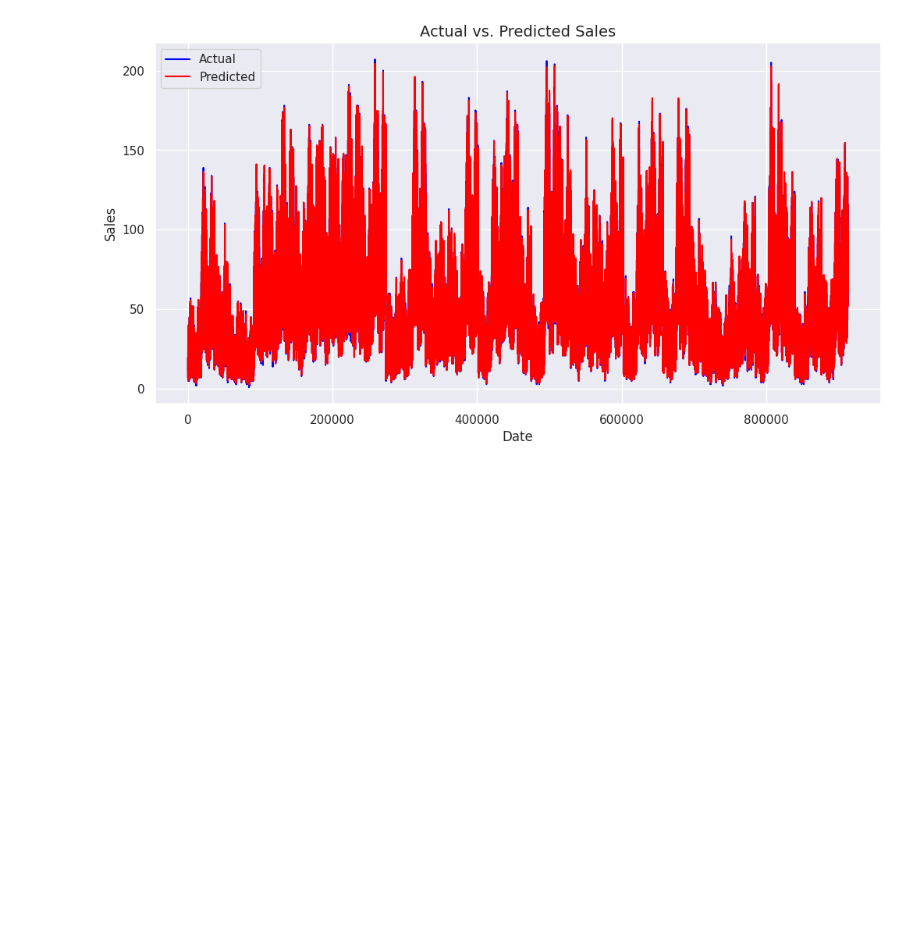
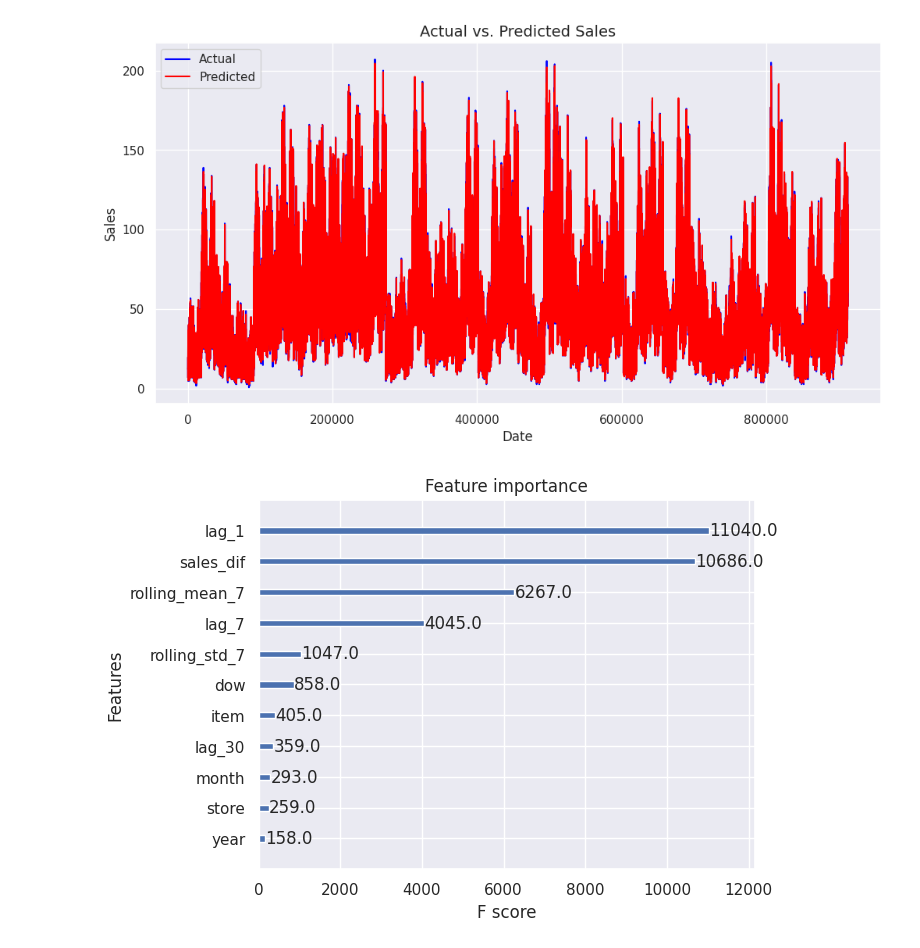
Before and after one commit to Seniyax/Sales-forecast, a Jupyter notebook: notebooks/xgboost.ipynb, the cells around one changed output. Saved outputs shown, nothing was run; the diff lists cells and outputs as text; code cells hidden in the pictures; blank space fills up the shorter version.

```diff
--- a/notebooks/xgboost.ipynb
+++ b/notebooks/xgboost.ipynb
@@ -130,0 +135,5 @@ with(open('../../../../../Downloads/model.pkl', 'wb')) as files:
+# %%
+plot_importance(model)
+plt.show()
+# %% [output]
+[figure, added]
```
Also changed, not shown: parts of 10 cells of this notebook.
